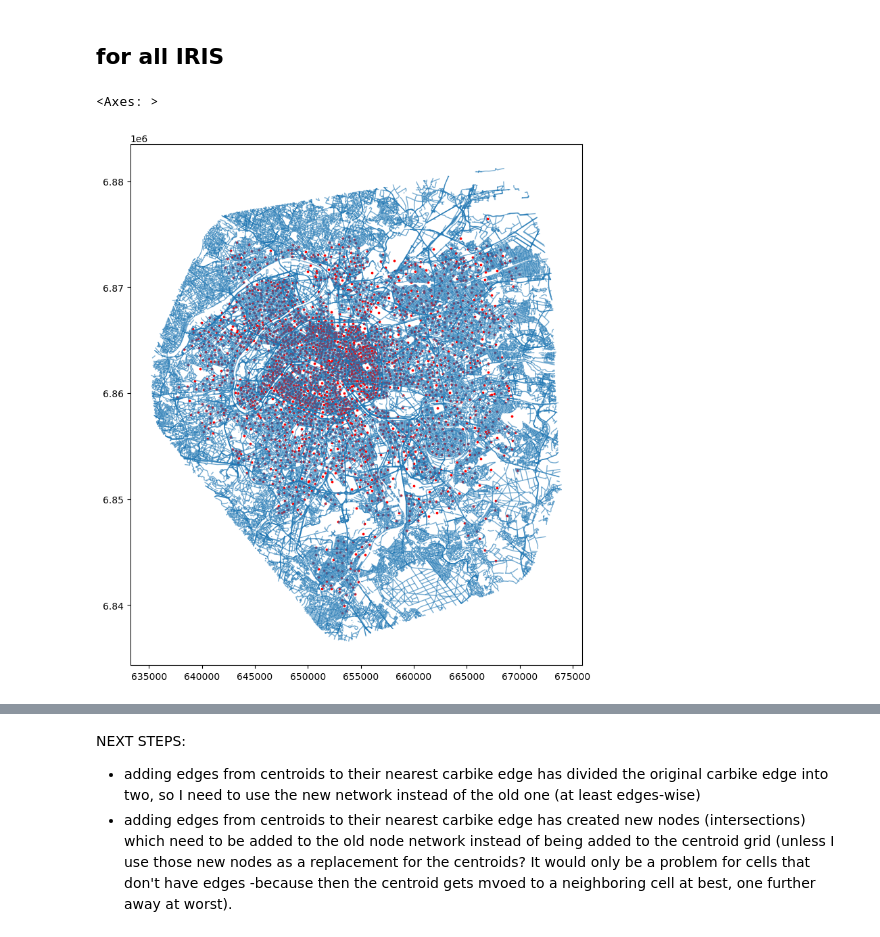
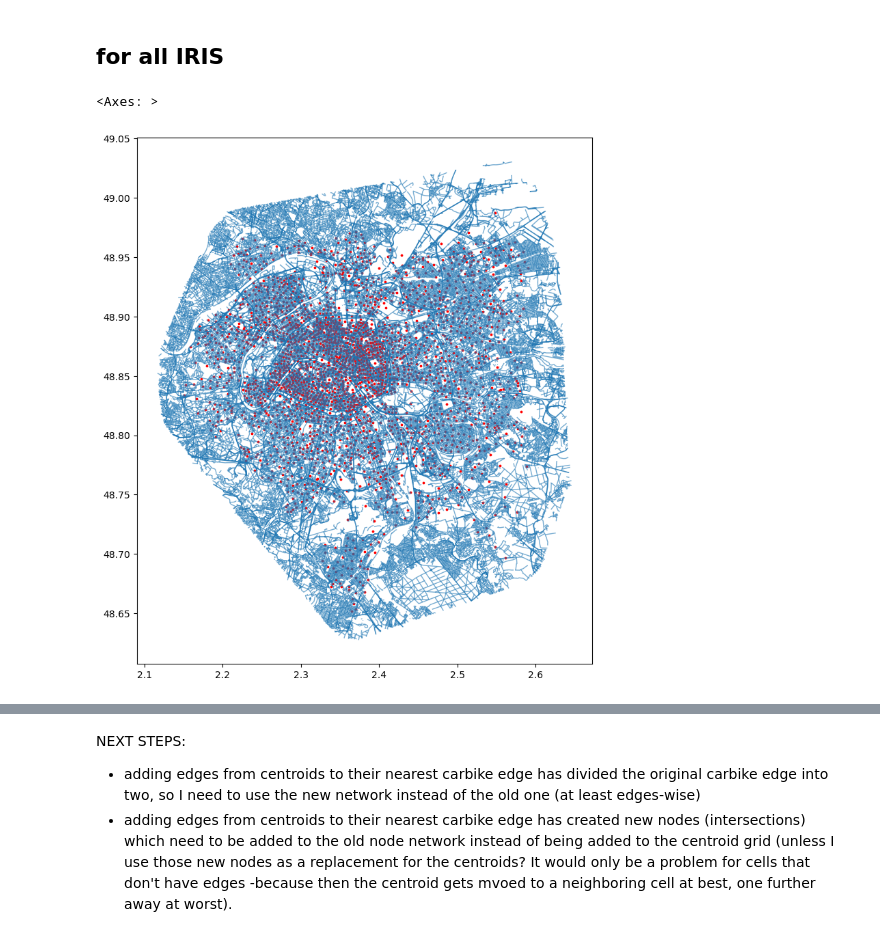
Before and after one commit to AurianeTec/Thesis, a Jupyter notebook: create_final_network.ipynb, the cells around one changed output, grey strips where cells are left out. Saved outputs shown, nothing was run; the diff lists cells and outputs as text; code cells hidden in the pictures.

```diff
--- a/create_final_network.ipynb
+++ b/create_final_network.ipynb
@@ -167,7 +181,11 @@ del(edges_all_unique_todrop, edges_all_unique_tokeep)
 # %%
 # subset data
-cells_1IRIS = grid.head(160).reset_index(drop = True)
+cells_1IRIS = grid.head(200).reset_index(drop = True)
+cells_1IRIS = cells_1IRIS.to_crs(4326)
+
 centroids_1IRIS = centroids.loc[centroids['CODE_IRIS'].isin(cells_1IRIS['CODE_IRIS'])].reset_index(drop = True)
-edges_all_unique_1 = edges_all_unique.set_crs(4326).to_crs(2154)
-roads_1IRIS = gpd.sjoin(edges_all_unique_1, cells_1IRIS, how='inner', predicate='intersects').reset_index(drop = True)
+centroids_1IRIS = centroids_1IRIS.set_geometry('centroid').to_crs(4326)
+
+edges_all_unique_1 = edges_all_unique.set_crs(4326)
+roads_1IRIS = gpd.sjoin(edges_all_unique_1, cells_1IRIS_1, how='inner', predicate='intersects').reset_index(drop = False)
 # %%
@@ -222,17 +238,17 @@ GEOSException: TopologyException: side location conflict at 653091.9567589286 68
 # %%
 # create the network based on current nodes/edges
 
-nodes = centroids.rename(columns = {'centroid' : 'geometry'}).set_geometry('geometry').set_crs(crs_fr)
-edges = gpd.GeoDataFrame(edges_all_unique, geometry = 'geometry', crs = 4326).to_crs(crs_fr)
+nodes = centroids.rename(columns = {'centroid' : 'geometry'}).set_geometry('geometry').set_crs(crs_fr).to_crs(4326)
+edges = gpd.GeoDataFrame(edges_all_unique, geometry = 'geometry', crs = 4326)
 base_network = snkit.Network(nodes, edges)
 
-#plot
-ax = plt.axes()
-base_network.edges.plot(ax=ax, linewidth = 1, alpha = 0.6)
-base_network.nodes.plot(ax=ax, facecolor = 'red', markersize = 3)
+# # plot
+# ax = plt.axes()
+# base_network.edges.plot(ax=ax, linewidth = 1, alpha = 0.6)
+# base_network.nodes.plot(ax=ax, facecolor = 'red', markersize = 3)
 # %% [output]
 <Axes: >
-[figure, old version]
+[figure, new version]
 # %%
 # link centroids to their nearest edge
 
```
Also changed, not shown: parts of 26 cells of this notebook, 17 other files.
